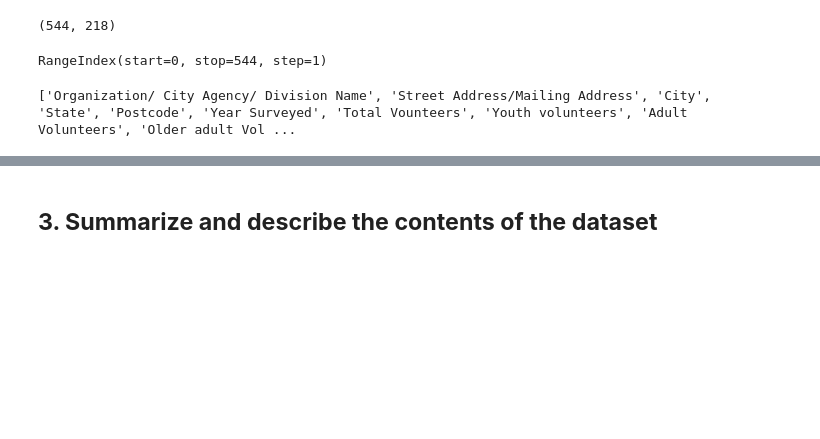
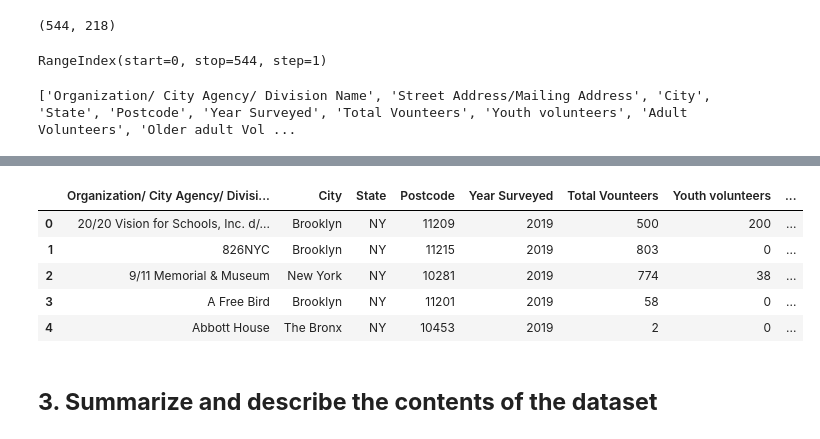
Before and after one commit to davidwhitenyc/Exploratory-Data-Analysis, a Jupyter notebook: msm_032_exploratory_data_analysis_volunteers_count_report.ipynb, the cells around one changed output, grey strips where cells are left out. Drawn from its saved outputs; the diff is of its cells as text; code cells hidden in the pictures; blank space fills up the shorter version.

```diff
--- a/msm_032_exploratory_data_analysis_volunteers_count_report.ipynb
+++ b/msm_032_exploratory_data_analysis_volunteers_count_report.ipynb
@@ -89,12 +91,10 @@ print(volunteers.columns.tolist())
 # %%
 # due to the large number of columns, subset the columns needed for our research at this point
 
-volunteers = volunteers.loc[:,['Organization/ City Agency/ Division Name','Street Address/Mailing Address',
+volunteers = volunteers.loc[:,['Organization/ City Agency/ Division Name',
                                'City', 'State', 'Postcode', 'Year Surveyed',
                                'Total Vounteers', 'Youth volunteers', 'Adult Volunteers', 'Older adult Volunteers',
-                               'Organization Type', 'Interest Areas', 'Boroughs  Served', 'Special Populations Served',
-                              'Borough', 'Latitude', 'Longitude',
-                               'Community Board', 'Council District', 'Census Tract', 'BIN', 'BBL', 'NTA']]
+                               'Organization Type', 'Interest Areas']]
 # %%
 # confirm that the columns have been subset as expected
 
@@ -169,0 +136,14 @@ memory usage: 97.9+ KB
+# %%
+# change categorical varibale to categorical data type
+
+volunteers['Interest Areas'] = volunteers['Interest Areas'].astype('category')
+
+volunteers['Organization Type'] = volunteers['Organization Type'].astype('category')
+
+volunteers['Postcode'] = volunteers['Postcode'].astype('category')
+
+volunteers['Youth volunteers'] = pd.to_numeric(volunteers['Youth volunteers'], errors='coerce')
+
+volunteers['Adult Volunteers'] = pd.to_numeric(volunteers['Adult Volunteers'], errors='coerce')
+
+volunteers['Older adult Volunteers'] = pd.to_numeric(volunteers['Older adult Volunteers'], errors='coerce')
@@ -170,2 +173,11 @@ memory usage: 97.9+ KB
+# %%
+volunteers.head()
+# %% [output]
+|  | Organization/ City Agency/ Divisi... | City | State | Postcode | Year Surveyed | Total Vounteers | Youth volunteers | ... |
+| 0 | 20/20 Vision for Schools, Inc. d/... | Brooklyn | NY | 11209 | 2019 | 500 | 200 | ... |
+| 1 | 826NYC | Brooklyn | NY | 11215 | 2019 | 803 | 0 | ... |
+| 2 | 9/11 Memorial & Museum | New York | NY | 10281 | 2019 | 774 | 38 | ... |
+| 3 | A Free Bird | Brooklyn | NY | 11201 | 2019 | 58 | 0 | ... |
+| 4 | Abbott House | The Bronx | NY | 10453 | 2019 | 2 | 0 | ... |
 # %% [markdown]
 ## **3. Summarize and describe the contents of the dataset**
```
Also changed, not shown: parts of 26 cells of this notebook.
